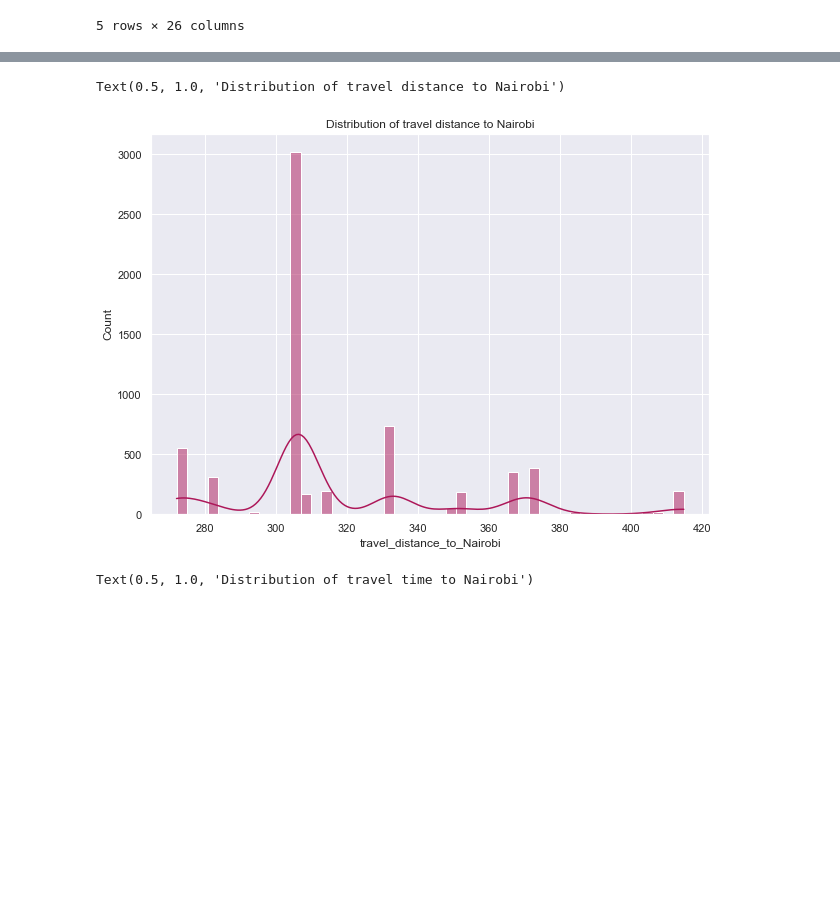
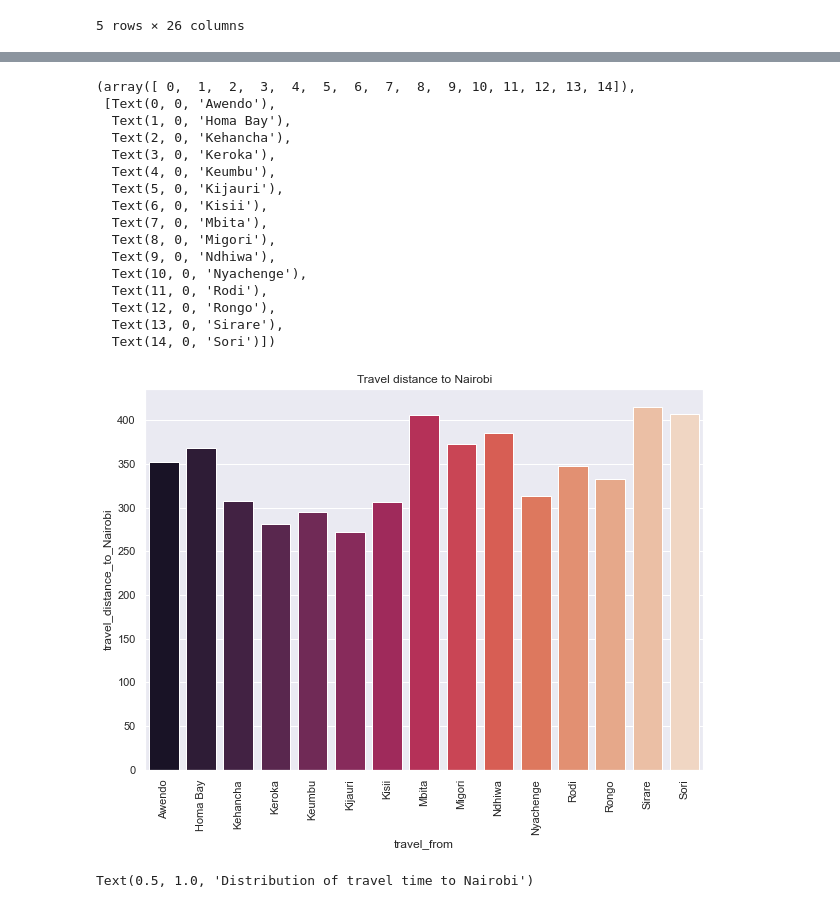
Before and after one commit to HariTarz/Transport_Demand_Prediction, a Jupyter notebook: Demand_Prediction_for_Public_Transport_Capstone_Project.ipynb, the cells around one changed output, grey strips where cells are left out. Drawn from its saved outputs; the diff is of its cells as text; code cells hidden in the pictures; blank space fills up the shorter version.

Commit message:
Transporty_Demand_Prediction_Final_Commit

```diff
--- a/Demand_Prediction_for_Public_Transport_Capstone_Project.ipynb
+++ b/Demand_Prediction_for_Public_Transport_Capstone_Project.ipynb
@@ -76,5 +78,5 @@ drive.mount('/content/drive')
 # %%
-# path = '/content/drive/MyDrive/Colab Notebooks/AlmaBetter/Supervised ML - Regression Capstone Project/Transport Demand Prediction/dat/train_revised.csv'
+path = '/content/drive/MyDrive/Colab Notebooks/AlmaBetter/Supervised ML - Regression Capstone Project/Transport Demand Prediction/dat/train_revised.csv'
 df = pd.read_csv(path)
 # %% [markdown]
 ## Exploring the dataset
@@ -458,12 +465,28 @@ trans_df['travel_distance_to_Nairobi'] = trans_df.travel_from.map(travel_distanc
 # %%
 fig = plt.figure(figsize=(10,7))
 ax = fig.gca()
-sns.histplot(x="travel_distance_to_Nairobi", data=trans_df, color='#ad1759', kde=True)
+sns.barplot(x='travel_from' ,y="travel_distance_to_Nairobi", data=trans_df, palette= 'rocket')
 sns.set_theme(style='darkgrid')
-ax.set_title('Distribution of travel distance to Nairobi')
+ax.set_title('Travel distance to Nairobi')
+plt.xticks(rotation=90)
 # %% [output]
-Text(0.5, 1.0, 'Distribution of travel distance to Nairobi')
+(array([ 0,  1,  2,  3,  4,  5,  6,  7,  8,  9, 10, 11, 12, 13, 14]),
+ [Text(0, 0, 'Awendo'),
+  Text(1, 0, 'Homa Bay'),
+  Text(2, 0, 'Kehancha'),
+  Text(3, 0, 'Keroka'),
+  Text(4, 0, 'Keumbu'),
+  Text(5, 0, 'Kijauri'),
+  Text(6, 0, 'Kisii'),
+  Text(7, 0, 'Mbita'),
+  Text(8, 0, 'Migori'),
+  Text(9, 0, 'Ndhiwa'),
+  Text(10, 0, 'Nyachenge'),
+  Text(11, 0, 'Rodi'),
+  Text(12, 0, 'Rongo'),
+  Text(13, 0, 'Sirare'),
+  Text(14, 0, 'Sori')])
-[figure, old version]
+[figure, new version]
 # %%
 travel_time_to_Nairobi_dict = {'Awendo': 6*60+24, 'Homa Bay': 6*60+29, 'Kehancha': 6*60+11, 'Kendu Bay': 6*60, 'Keroka': 4*60+55, 'Keumbu': 5*60+13, 'Kijauri': 4*60+44,
  'Kisii': 5*60+29, 'Mbita': 7*60+8, 'Migori': 6*60+54, 'Ndhiwa': 6*60+47, 'Nyachenge': 5*60+40, 'Oyugis': 5*60+42, 'Rodi': 6*60+40, 'Rongo': 6*60+5, 'Sirare': 8*60+4, 'Sori': 7*60+11}
```
Also changed, not shown: parts of 126 cells of this notebook.
